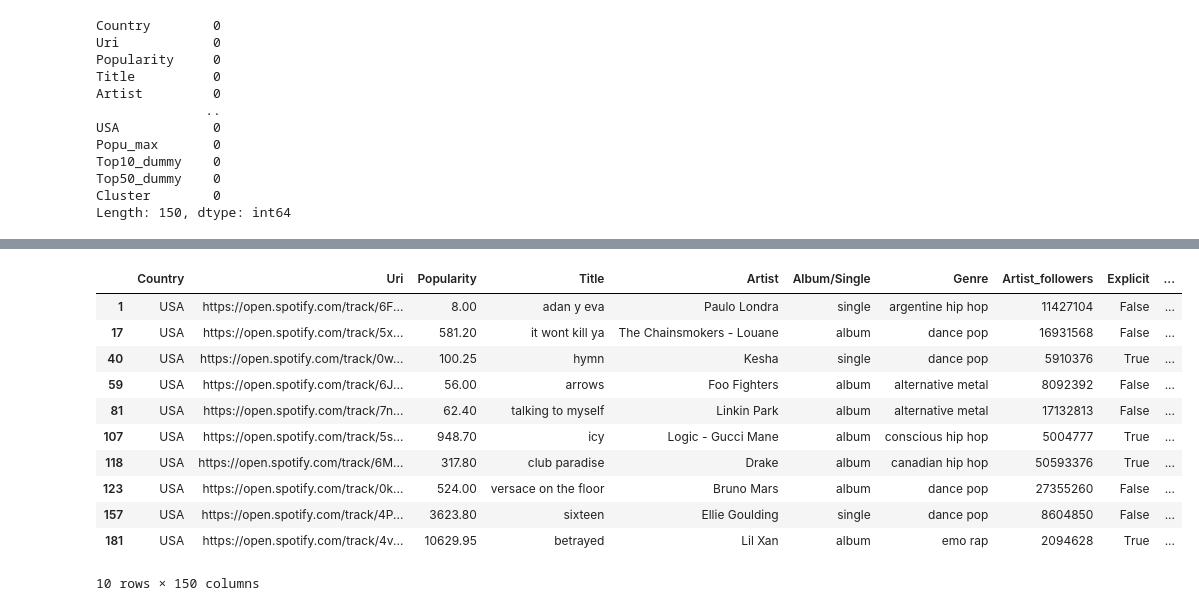
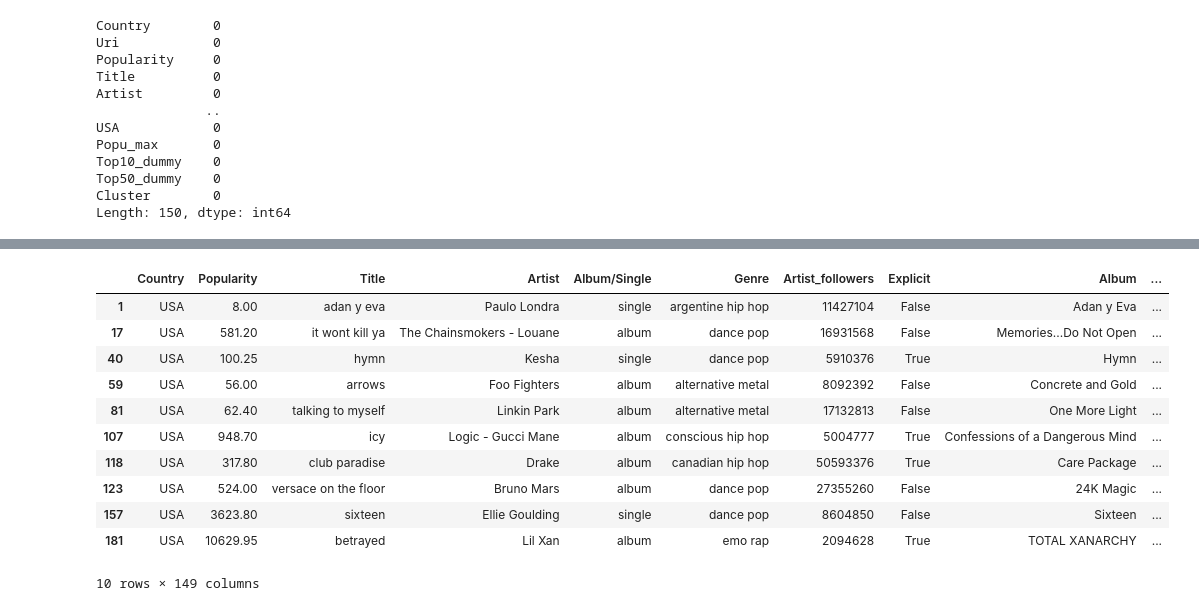
Before and after one commit to AndrewRBader/CU-Fintech_Project-2, a Jupyter notebook: Andrew/data-analysis.ipynb, the cells around one changed output, grey strips where cells are left out. Cells and saved outputs as stored; diff of their text form; code cells hidden in the pictures.

Commit message:
new csv with dropped columns

```diff
--- a/Andrew/data-analysis.ipynb
+++ b/Andrew/data-analysis.ipynb
@@ -60,20 +60,23 @@ Top10_dummy
 Top50_dummy
 Cluster
 # %%
+# dropping the Uri from the dataset
+spotify_df = spotify_df.drop(columns=['Uri'])
+
 # selecting US data from original dataframe
 spotify_us_df = spotify_df[spotify_df['Country'] == "USA"].copy()
 
 spotify_us_df.head(10)
 # %% [output]
-|  | Country | Uri | Popularity | Title | Artist | Album/Single | Genre | Artist_followers | Explicit | ... |
-| 1 | USA | https://open.spotify.com/track/6F... | 8.00 | adan y eva | Paulo Londra | single | argentine hip hop | 11427104 | False | ... |
-| 17 | USA | https://open.spotify.com/track/5x... | 581.20 | it wont kill ya | The Chainsmokers - Louane | album | dance pop | 16931568 | False | ... |
-| 40 | USA | https://open.spotify.com/track/0w... | 100.25 | hymn | Kesha | single | dance pop | 5910376 | True | ... |
-| 59 | USA | https://open.spotify.com/track/6J... | 56.00 | arrows | Foo Fighters | album | alternative metal | 8092392 | False | ... |
-| 81 | USA | https://open.spotify.com/track/7n... | 62.40 | talking to myself | Linkin Park | album | alternative metal | 17132813 | False | ... |
-| 107 | USA | https://open.spotify.com/track/5s... | 948.70 | icy | Logic - Gucci Mane | album | conscious hip hop | 5004777 | True | ... |
-| 118 | USA | https://open.spotify.com/track/6M... | 317.80 | club paradise | Drake | album | canadian hip hop | 50593376 | True | ... |
-| 123 | USA | https://open.spotify.com/track/0k... | 524.00 | versace on the floor | Bruno Mars | album | dance pop | 27355260 | False | ... |
-| 157 | USA | https://open.spotify.com/track/4P... | 3623.80 | sixteen | Ellie Goulding | single | dance pop | 8604850 | False | ... |
-| 181 | USA | https://open.spotify.com/track/4v... | 10629.95 | betrayed | Lil Xan | album | emo rap | 2094628 | True | ... |
+|  | Country | Popularity | Title | Artist | Album/Single | Genre | Artist_followers | Explicit | Album | ... |
+| 1 | USA | 8.00 | adan y eva | Paulo Londra | single | argentine hip hop | 11427104 | False | Adan y Eva | ... |
+| 17 | USA | 581.20 | it wont kill ya | The Chainsmokers - Louane | album | dance pop | 16931568 | False | Memories...Do Not Open | ... |
+| 40 | USA | 100.25 | hymn | Kesha | single | dance pop | 5910376 | True | Hymn | ... |
+| 59 | USA | 56.00 | arrows | Foo Fighters | album | alternative metal | 8092392 | False | Concrete and Gold | ... |
+| 81 | USA | 62.40 | talking to myself | Linkin Park | album | alternative metal | 17132813 | False | One More Light | ... |
+| 107 | USA | 948.70 | icy | Logic - Gucci Mane | album | conscious hip hop | 5004777 | True | Confessions of a Dangerous Mind | ... |
+| 118 | USA | 317.80 | club paradise | Drake | album | canadian hip hop | 50593376 | True | Care Package | ... |
+| 123 | USA | 524.00 | versace on the floor | Bruno Mars | album | dance pop | 27355260 | False | 24K Magic | ... |
+| 157 | USA | 3623.80 | sixteen | Ellie Goulding | single | dance pop | 8604850 | False | Sixteen | ... |
+| 181 | USA | 10629.95 | betrayed | Lil Xan | album | emo rap | 2094628 | True | TOTAL XANARCHY | ... |
-10 rows × 150 columns
+10 rows × 149 columns
```
Also changed, not shown: parts of 1 cell of this notebook, 1 other file.
